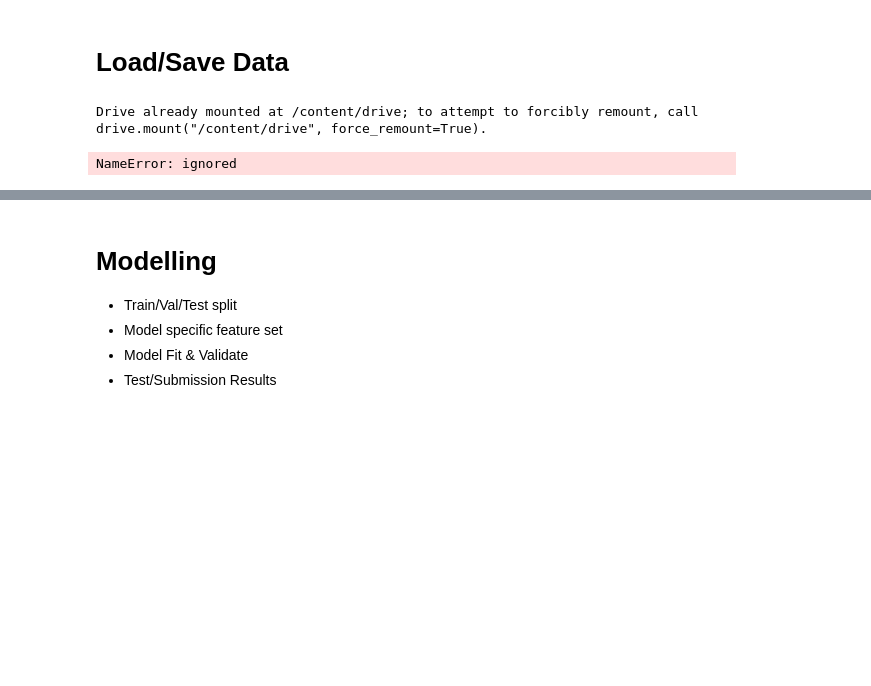
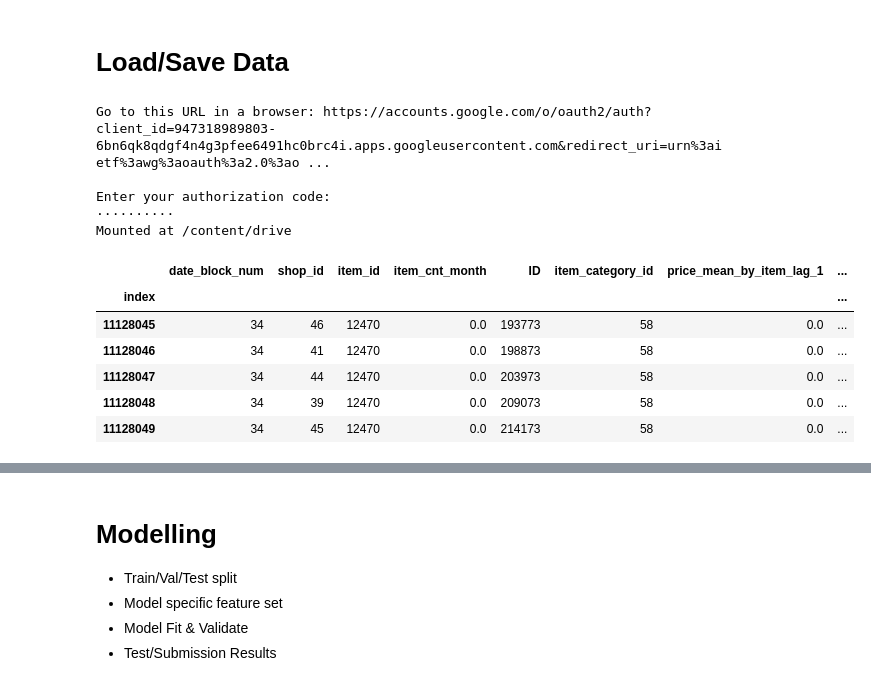
Before and after one commit to migai/Kag, a Jupyter notebook: ipynb_versions/Time Series Features & Modelling_v2.ipynb, the cells around one changed output, grey strips where cells are left out. Cells and saved outputs as stored; diff of their text form; code cells hidden in the pictures; blank space fills up the shorter version.

```diff
--- a/ipynb_versions/Time Series Features & Modelling_v2.ipynb
+++ b/ipynb_versions/Time Series Features & Modelling_v2.ipynb
@@ -323,15 +373,45 @@ def lag_feature(df, lags, col):
 
 import numpy as np
 def downcast_df(data):
+  cols_not_to_downcast = ['item_id', 'ID']
   for col in data.columns:
     col_type = data[col].dtype
-    if col_type == int:
-      data[col] = data[col].astype(np.int8)
-    elif col_type == float:
+    if np.issubdtype(col_type, np.integer):
+      if col in cols_not_to_downcast:
+        data[col] = data[col].astype(np.int32)
+      else:
+        data[col] = data[col].astype(np.int8)
+    elif np.issubdtype(col_type, np.floating):
       data[col] = data[col].astype(np.float16)
     else:
       pass
   return data
+
+def infer_variable_types(data):
+  variable_types = {'categorical': [], 'numerical': []}
+  for col in data.columns:
+    col_type = data[col].dtype
+    if np.issubdtype(col_type, np.integer):
+      variable_types['categorical'].append(col)
+    elif np.issubdtype(col_type, np.floating):
+      variable_types['numerical'].append(col)
+    else:
+      pass
+  return variable_types
+
+def sort_variable_types(data, categorical_cols, numerical_cols):
+  cols_not_to_downcast = ['item_id', 'ID']
+  for col in data.columns:
+    if col in categorical_cols:
+      if col in cols_not_to_downcast:
+        data[col] = data[col].astype(np.int32)
+      else:
+        data[col] = data[col].astype(np.int8)
+    elif col in numerical_cols:
+      data[col] = data[col].astype(np.float16)
+    else:
+      pass
+  return data
 # %% [markdown]
 Stage 1: Statistics based features
 
@@ -581,8 +673,12 @@ data_gdrive_repo_path = '/content/drive/My Drive/Colab Notebooks'
 os.chdir(data_gdrive_repo_path)
 
 data_folder = 'Datasets/Kaggle_Coursera/'
-filename = 'TS&Stats-Features-for-Modelling-v2.csv.gz'
+filename = 'TS&Stats-Features-for-Modelling-v2.feather'
 # %% [output]
-Drive already mounted at /content/drive; to attempt to forcibly remount, call drive.mount("/content/drive", force_remount=True).
+Go to this URL in a browser: https://accounts.google.com/o/oauth2/auth?client_id=947318989803-6bn6qk8qdgf4n4g3pfee6491hc0brc4i.apps.googleusercontent.com&redirect_uri=urn%3aietf%3awg%3aoauth%3a2.0%3ao ...
+
+Enter your authorization code:
+··········
+Mounted at /content/drive
 # %%
 data = matrix[matrix['date_block_num'] >= 14]
@@ -590,5 +686,14 @@ data.to_csv(data_folder + filename, compression = 'gzip', index=False)
-# %%
-data = pd.read_csv(data_folder + filename, compression = 'gzip')
-data = downcast_df(data)
-# %% [output]
-NameError: ignored
+# %%
+data = pd.read_feather(data_folder + filename, columns=None, use_threads=True)
+data = data.astype({'index': np.int32}).set_index('index')
+cols_by_types = infer_variable_types(matrix)
+data = sort_variable_types(data, categorical_cols = cols_by_types['categorical'], numerical_cols = cols_by_types['numerical'])
+data.tail()
+# %% [output]
+|  | date_block_num | shop_id | item_id | item_cnt_month | ID | item_category_id | price_mean_by_item_lag_1 | ... |
+| index |  |  |  |  |  |  |  | ... |
+| 11128045 | 34 | 46 | 12470 | 0.0 | 193773 | 58 | 0.0 | ... |
+| 11128046 | 34 | 41 | 12470 | 0.0 | 198873 | 58 | 0.0 | ... |
+| 11128047 | 34 | 44 | 12470 | 0.0 | 203973 | 58 | 0.0 | ... |
+| 11128048 | 34 | 39 | 12470 | 0.0 | 209073 | 58 | 0.0 | ... |
+| 11128049 | 34 | 45 | 12470 | 0.0 | 214173 | 58 | 0.0 | ... |
```
Also changed, not shown: parts of 27 cells of this notebook, 11 other files.
